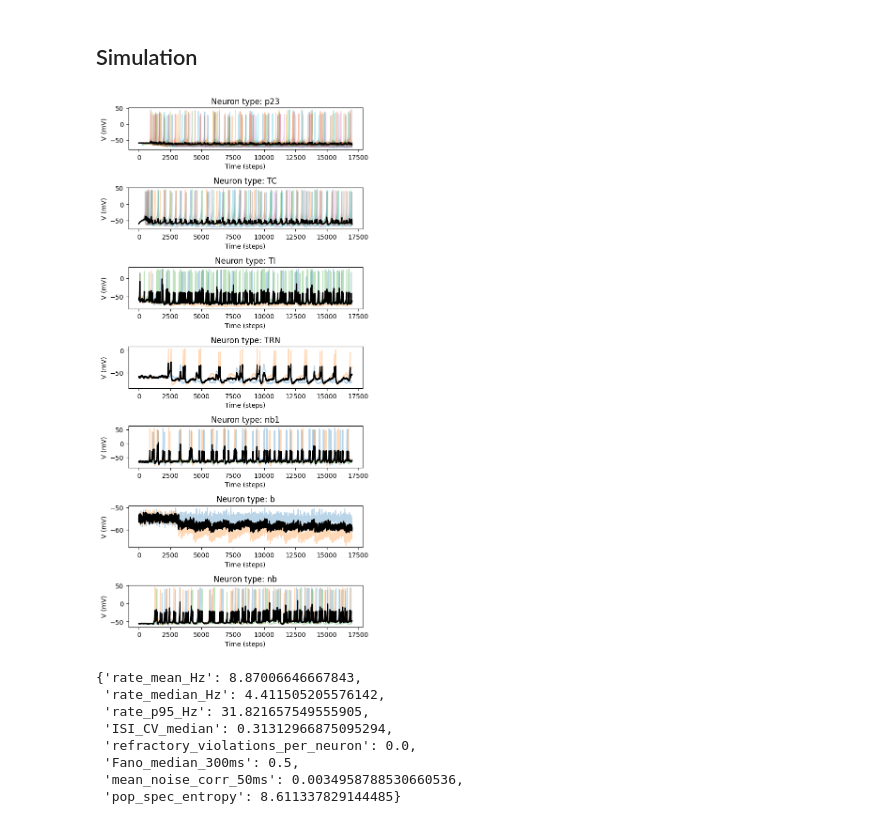
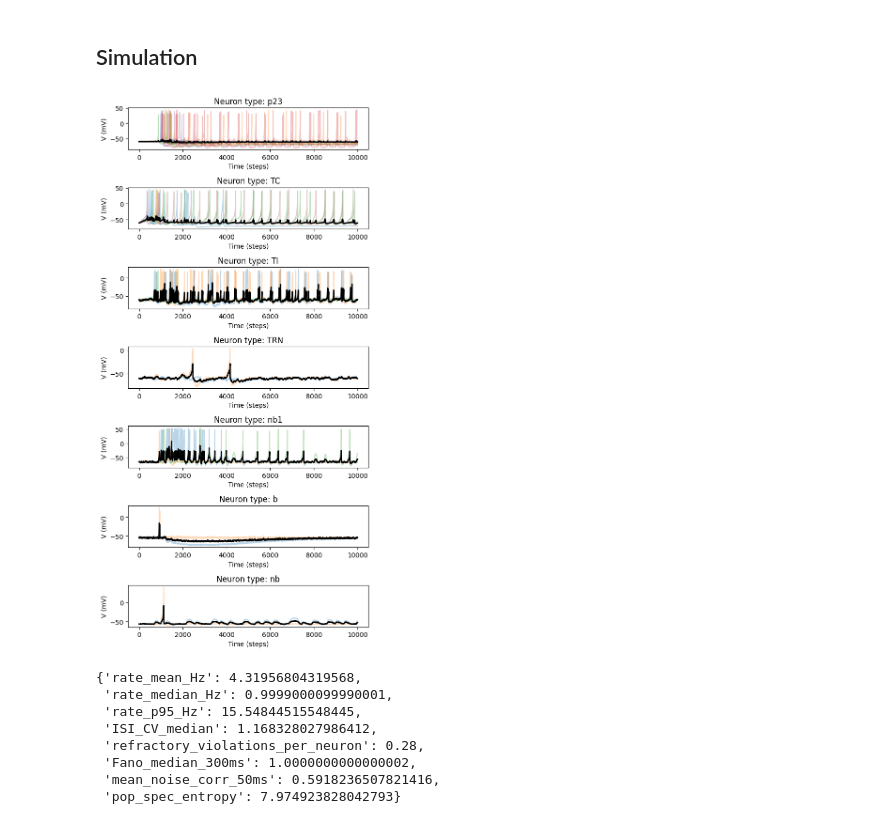
Before and after one commit to Dalsaetra/NeuroSimV3, a Jupyter notebook: python/notebooks/simple_dynamics.ipynb, the cells around one changed output. Saved outputs shown, nothing was run; the diff lists cells and outputs as text; code cells hidden in the pictures.

```diff
--- a/python/notebooks/simple_dynamics.ipynb
+++ b/python/notebooks/simple_dynamics.ipynb
@@ -121,0 +135,6 @@ dist_result
+# %%
+G = assign_biological_weights(G, mu_E=-1.2, sigma_E=1.3,
+                        mu_I=-0.8, sigma_I=0.6,
+                        use_distance=True, lambda_mm=20.0, kernel="exp")
+
+# G = assign_biological_weights(G)
@@ -122,21 +154,31 @@ dist_result
 # %%
-for i in G.edges:
-    u, v = i
-    # Euclidean distance between node pos
-    G.edges[i]['distance'] = np.linalg.norm(pos[u] - pos[v])
+# for i in G.edges:
+#     u, v = i
+#     # Euclidean distance between node pos
+#     G.edges[i]['distance'] = np.linalg.norm(pos[u] - pos[v])
 
 # Mean distance
 mean_distance = np.mean([G.edges[i]['distance'] for i in G.edges])
+distance_scale = 15.0
+
+
+weight_scale_excitatory = 20.0
+weight_scale_inhibitory = 20.0
 
 for i in G.edges:
     u, v = i
-    G.edges[i]['weight'] = 11.0
+    # G.edges[i]['weight'] = 11.0
     # Random distance around 1
-    distance_scale = 15.0
     # G.edges[i]['distance'] = (1 + 0.3 * (2 * random.random() - 1)) * distance_scale
     # Normalized distance and multiply by distance scale
     G.edges[i]['distance'] = G.edges[i]['distance'] / mean_distance * distance_scale
     G.edges[i]['dendritic'] = False
+
+    # Weight scaling
+    if not G.nodes[u]['inhibitory']:
+        G.edges[i]['weight'] *= weight_scale_excitatory
+    else:
+        G.edges[i]['weight'] *= weight_scale_inhibitory
 # %%
 # print(G.nodes(data=True))
 # print(G.edges(data=True))
@@ -183,34 +257,41 @@ connectome.nx_to_connectome(G)
 # %%
 sim = Simulation(connectome, dt, stepper_type="adapt")
 
 I_ext = np.zeros((pop.n_neurons))
 I_ext[pop.get_neurons_from_type("TC")] = 150
-I_ext[pop.get_neurons_from_type("TI")] = 50
+# I_ext[pop.get_neurons_from_type("TI")] = 50
+
+rate = np.zeros(n_neurons)
+rate[pop.get_neurons_from_type("TC")] = 0.5
+poisson = PoissonInput(n_neurons, rate, amplitude=1.0)
+
 
 # I_ext = 100
 
 for i in range(1000):
-    sim.step(I_ext=I_ext)
+    sensory_spikes = poisson(0.1)
+    sim.step(spike_ext=sensory_spikes)
+    # sim.step(I_ext=I_ext)
 
 I_ext[:] = 0
 
-for i in range(16000):
+for i in range(9000):
     sim.step(I_ext=I_ext)
 
 sim.plot_voltage_per_type(figsize=(6, 12))
 # %% [output]
-[figure, old version]
+[figure, new version]
 # %%
 sim.stats.compute_metrics(dt)
 # %% [output]
-{'rate_mean_Hz': 8.87006646667843,
- 'rate_median_Hz': 4.411505205576142,
- 'rate_p95_Hz': 31.821657549555905,
- 'ISI_CV_median': 0.31312966875095294,
- 'refractory_violations_per_neuron': 0.0,
- 'Fano_median_300ms': 0.5,
- 'mean_noise_corr_50ms': 0.0034958788530660536,
- 'pop_spec_entropy': 8.611337829144485}
+{'rate_mean_Hz': 4.31956804319568,
+ 'rate_median_Hz': 0.9999000099990001,
+ 'rate_p95_Hz': 15.54844515548445,
+ 'ISI_CV_median': 1.168328027986412,
+ 'refractory_violations_per_neuron': 0.28,
+ 'Fano_median_300ms': 1.0000000000000002,
+ 'mean_noise_corr_50ms': 0.5918236507821416,
+ 'pop_spec_entropy': 7.974923828042793}
 # %%
 connectome.compute_metrics()
 # %% [output]
```
Also changed, not shown: parts of 15 cells of this notebook, 6 other files.
